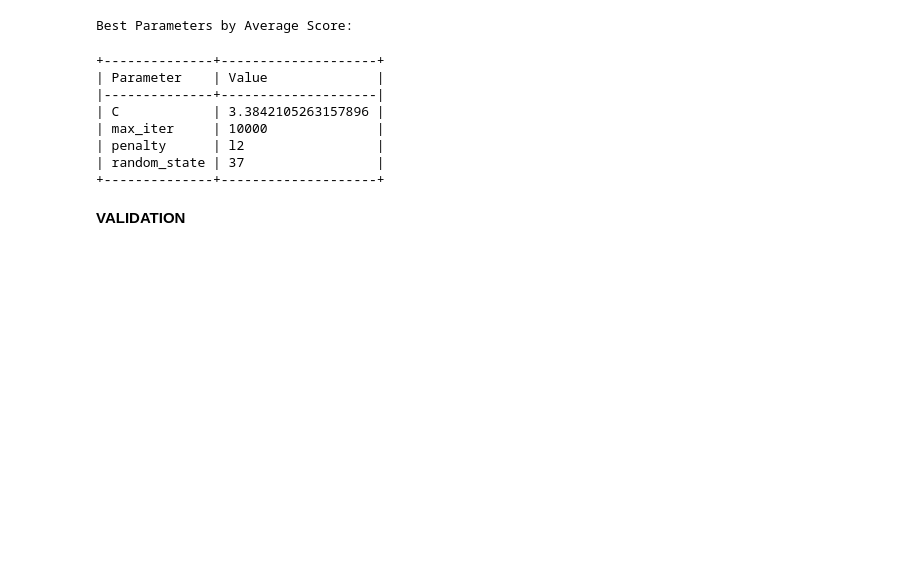
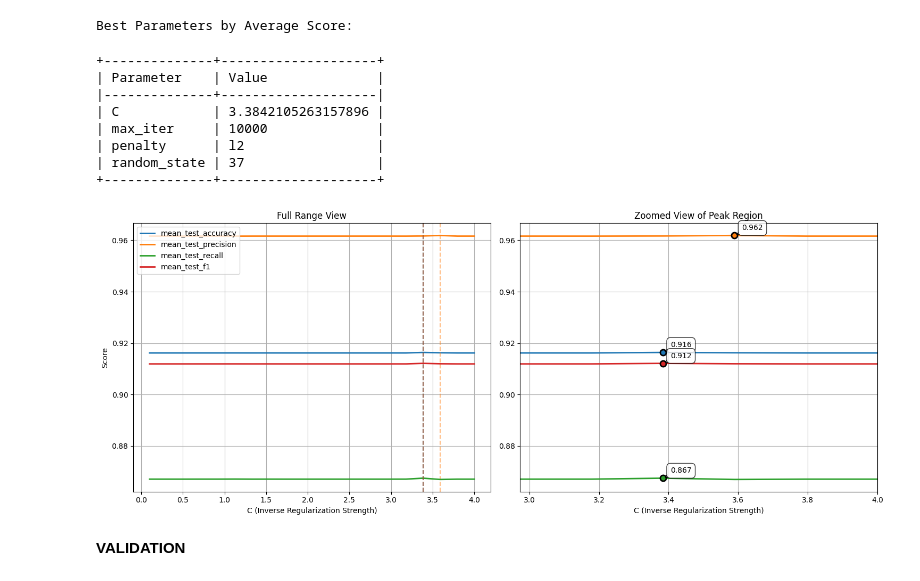
Before and after one commit to campanamattia/ai_for_security, a Jupyter notebook: notebook_final.ipynb, the cells around one changed output. Saved outputs shown, nothing was run; the diff lists cells and outputs as text; code cells hidden in the pictures; blank space fills up the shorter version.

```diff
--- a/notebook_final.ipynb
+++ b/notebook_final.ipynb
@@ -1501,6 +1509,81 @@ Best Parameters by Average Score:
 | penalty      | l2                 |
 | random_state | 37                 |
 +--------------+--------------------+
+# %%
+def plot_hyperparameter(results):
+    # Plot the metrics against the parameter `C`
+    param_values = results['param_C'].data.astype(float)
+    metrics = ['mean_test_accuracy', 'mean_test_precision', 'mean_test_recall', 'mean_test_f1']
+
+    # Create a figure with two subplots side by side
+    fig, (ax1, ax2) = plt.subplots(1, 2, figsize=(15, 6))
+
+    # Define the zoom region (e.g., rightmost 30% of the data)
+    zoom_start = int(0.7 * len(param_values))
+
+    # Dictionary to store peak locations
+    peak_locations = {}
+
+    # Left subplot - full view
+    for metric in metrics:
+        values = results[metric]
+        line = ax1.plot(param_values, values, label=metric, linewidth=2)
+        color = line[0].get_color()
+
+        # Find the peak in the zoomed region
+        zoom_values = values[zoom_start:]
+        zoom_params = param_values[zoom_start:]
+        peak_idx = zoom_start + np.argmax(zoom_values)
+        peak_value = values[peak_idx]
+        peak_param = param_values[peak_idx]
+        peak_locations[metric] = (peak_param, peak_value)
+
+        # Add vertical line at peak location in full view
+        ax1.axvline(x=peak_param, color=color, linestyle='--', alpha=0.5)
+
+    ax1.set_xlabel('C (Inverse Regularization Strength)')
+    ax1.set_ylabel('Score')
+    ax1.set_title('Full Range View')
+    ax1.legend(loc='upper left')
+    ax1.grid(True)
+
+    # Right subplot - zoomed view
+    for metric in metrics:
+        values = results[metric]
+        line = ax2.plot(param_values, values, label=metric, linewidth=2)
+        color = line[0].get_color()
+
+        # Get the peak information
+        peak_param, peak_value = peak_locations[metric]
+
+        # Add a marker at the peak
+        ax2.plot(peak_param, peak_value, 'o', markersize=8,
+                color=color, markeredgecolor='black', markeredgewidth=2)
+
+        # Add annotation for the peak value
+        ax2.annotate(f'{peak_value:.3f}',
+                    xy=(peak_param, peak_value),
+                    xytext=(10, 5),
+                    textcoords='offset points',
+                    ha='left',
+                    va='bottom',
+                    bbox=dict(boxstyle='round,pad=0.5', fc='white', alpha=0.8),
+                    arrowprops=dict(arrowstyle='->', connectionstyle='arc3,rad=0'))
+
+    ax2.set_xlabel('C (Inverse Regularization Strength)')
+    ax2.set_title('Zoomed View of Peak Region')
+    ax2.grid(True)
+
+    # Set the x-axis limits for the zoomed view
+    ax2.set_xlim(param_values[zoom_start], param_values[-1])
+
+    # Adjust layout to prevent overlap
+    plt.tight_layout()
+    plt.show()
+# Plot the hyperparameter results
+plot_hyperparameter(search.cv_results_)
+# %% [output]
+[figure, added]
 # %% [markdown]
 **VALIDATION**
 # %%
```
Also changed, not shown: parts of 6 cells of this notebook.
